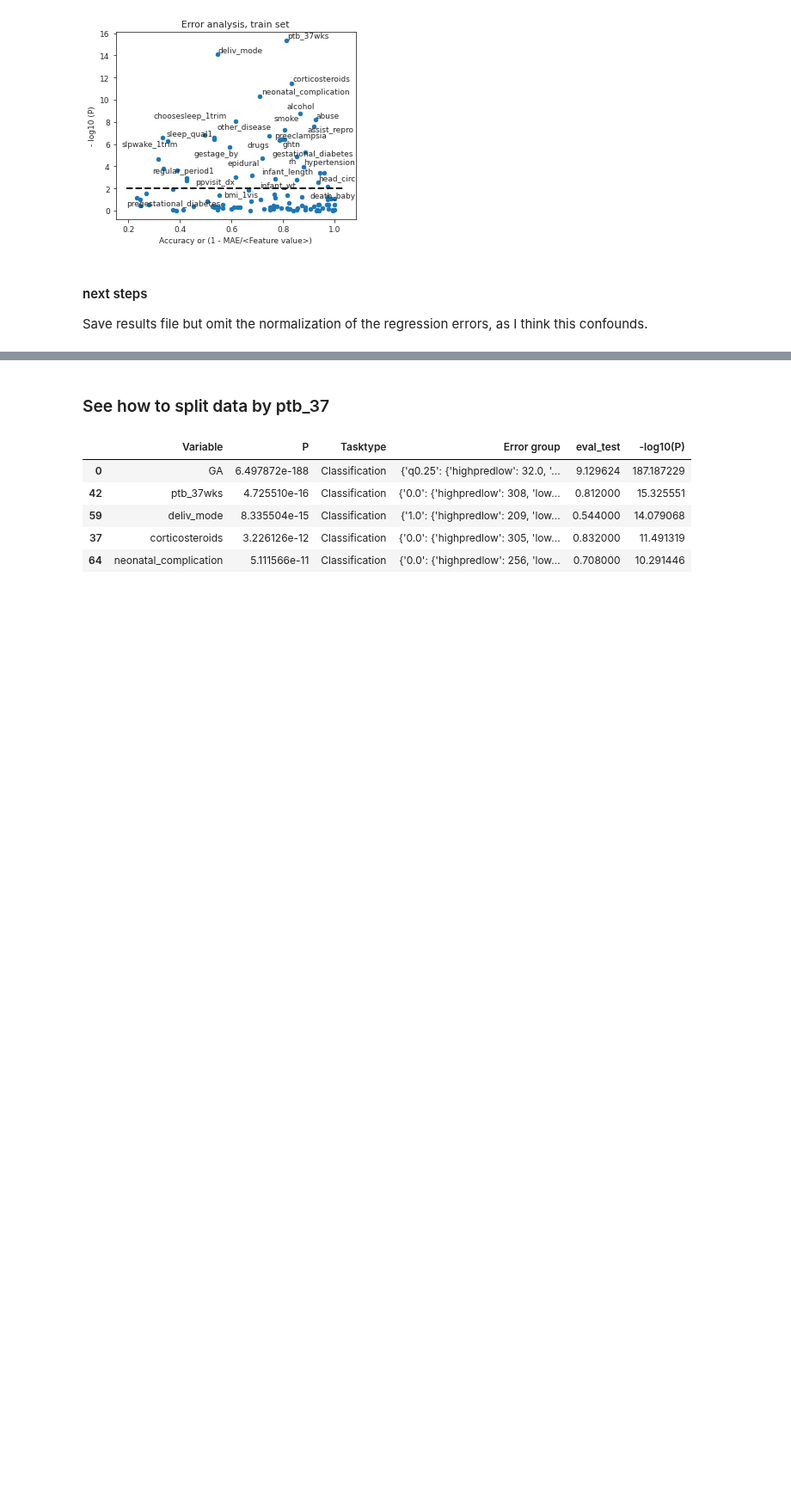
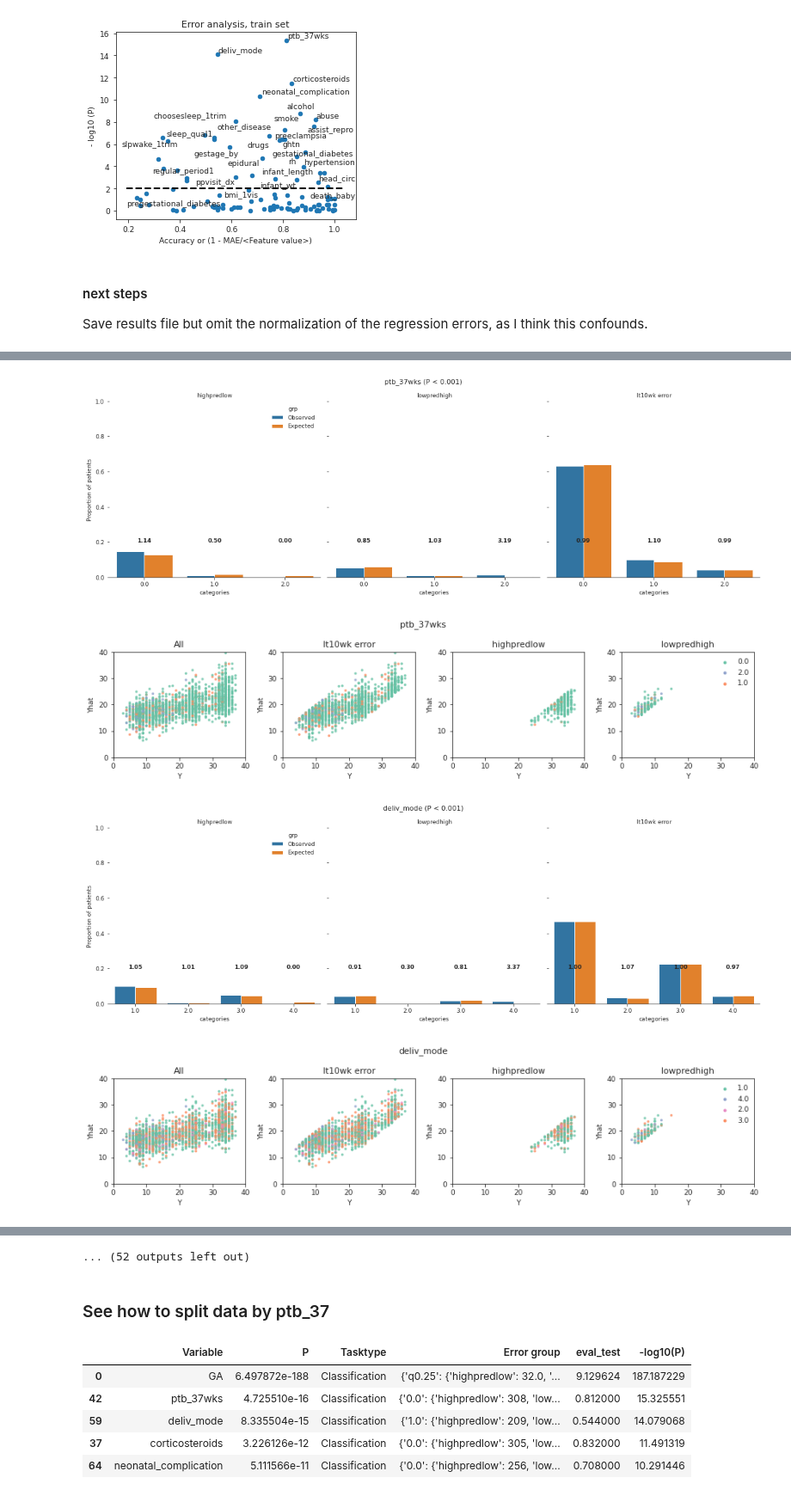
Before and after one commit to nealgravindra/wearables, a Jupyter notebook: notebooks/ITRerror_analysis.ipynb, the cells around one changed output, grey strips where cells are left out. Shown at 86% size. Cells and saved outputs as stored; diff of their text form; code cells hidden in the pictures; blank space fills up the shorter version.

Commit message:
added better visuals for parsing by feature var strata

```diff
--- a/notebooks/ITRerror_analysis.ipynb
+++ b/notebooks/ITRerror_analysis.ipynb
@@ -291,0 +329,62 @@ res.sort_values(by='P').head(10)
+# %%
+# viz by various stratifcation variables
+# plot again
+for mdcolname in res.loc[res['P'] < 0.01, :].sort_values(by='P')['Variable']:
+    if md[mdcolname].dtype == 'object':
+        # plot1 of obs vs. expected proportions, showing obs/exp in bold txt
+        sub_res = group_stat(md, mdcolname)
+        obs = pd.DataFrame(sub_res['pObserved'])
+        exp = pd.DataFrame(sub_res['pExpected'])
+        factor = obs/exp
+        obs['grp'], exp['grp'] = 'Observed', 'Expected'
+        obs = pd.melt(obs.reset_index(), id_vars=['index', 'grp'])
+        exp = pd.melt(exp.reset_index(), id_vars=['index', 'grp'])
+        # factor = pd.melt(factor.reset_index(), id_vars=['index', 'grp'])
+        dt = obs.append(exp, ignore_index=True)
+        # dt = dt.append(factor, ignore_Index=True)
+        g = sns.catplot(x='variable', y='value', hue='grp',
+                        col='index', data=dt, kind='bar', legend_out=False)
+        g.set_axis_labels("categories", "Proportion of patients")
+        g.set_titles("{col_name}")
+        g.set(ylim=(0, 1))
+        p = res.loc[res['Variable']==mdcolname, 'P'].values[0]
+        g.fig.suptitle('{} (P < 0.001)'.format(mdcolname) if p else '{} (P={.1e})'.format(mdcolname, p))
+        g.fig.tight_layout()
+        g.despine(left=True)
+        for ax in g.axes.flat:
+            for i, col in enumerate(factor.columns):
+                text = factor.loc[ax.get_title(), col]
+                ax.text(i, 0.2, '%.2f' % text, weight='bold', ha='center')
+
+        # plot 2
+        fig, ax = plt.subplots(1, 4, figsize=(12, 3))
+        for i, grp in enumerate(['All'] + list(md['Error group'].unique())):
+            color_scheme = {k:sns.color_palette('Set2', len(md[mdcolname].unique()))[i] for i, k in enumerate(md[mdcolname].unique())}
+            if i==0:
+                dt = md
+            else:
+                dt = md.loc[md['Error group']==grp, :]
+            sns.scatterplot(x='GA', y='yhatGA', hue=mdcolname,
+                            data=dt,
+                            rasterized=True,
+                            palette=color_scheme,
+                            linewidth=0, ax=ax[i], s=10, alpha=0.9)
+            if i==3:
+                ax[i].legend(bbox_to_anchor=(1.01, 1))
+            else:
+                ax[i].legend().set_visible(False)
+            ax[i].set_xlabel('Y')
+            ax[i].set_ylabel('Yhat')
+            ax[i].set_xlim([0, 40])
+            ax[i].set_ylim([0, 40])
+            ax[i].set_title(grp)
+            fig.suptitle(mdcolname)
+            fig.tight_layout()
+
+    else:
+        warnings.warn('NotImplemented: need a plot to show quantiles and Wilcoxxon P-val of regression tasks')
+# %% [output]
+[figure, added]
+[figure, added]
+[figure, added]
+[figure, added]
@@ -292,3 +399,4 @@ res.sort_values(by='P').head(10)
+... (52 outputs left out)
 # %% [markdown]
 ### See how to split data by ptb_37
 # %%
```
Also changed, not shown: parts of 9 cells of this notebook.
